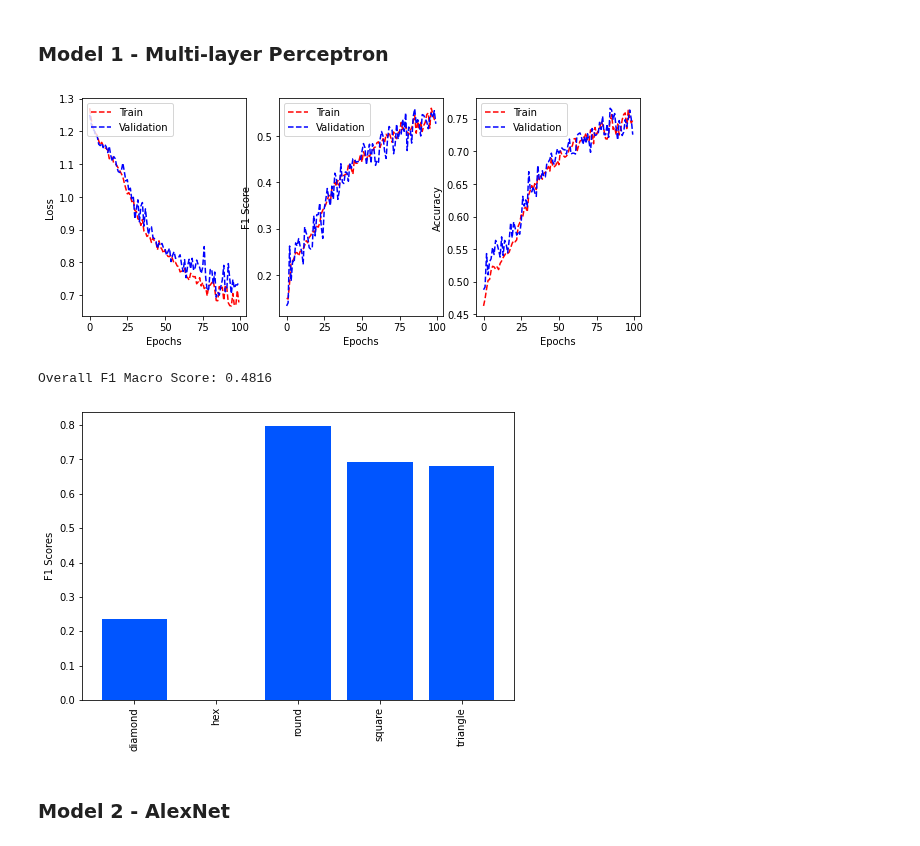
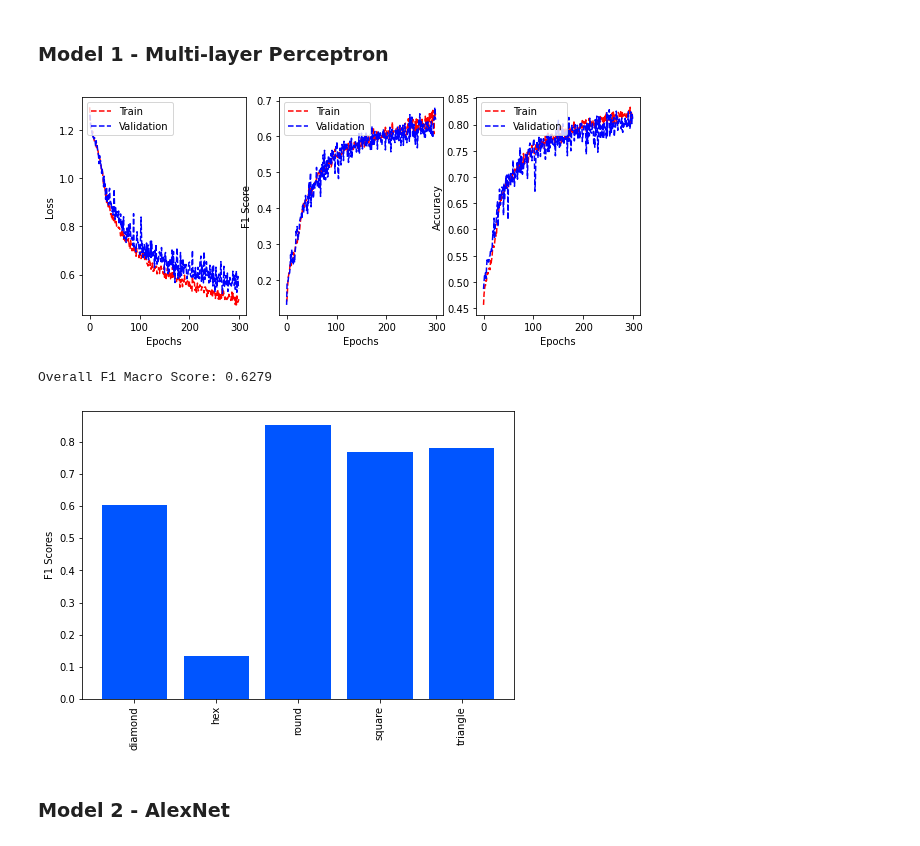
Before and after one commit to Ethan-Rayner/RoadSignClassification, a Jupyter notebook: main.ipynb, the cells around one changed output. Drawn from its saved outputs; the diff is of its cells as text; code cells hidden in the pictures.

```diff
--- a/main.ipynb
+++ b/main.ipynb
@@ -45,18 +45,18 @@ Found 740 validated image filenames belonging to 5 classes.
 # %%
 mlp_shape_model, mlp_shape_history = mlp.fit_model(
     data,
     "shape",
     train_shape_images,
     val_shape_images,
     IMAGE_SIZE,
-    epochs = 100)
+    epochs = 300)
 
 history_graph(mlp_shape_history)
 score_f1(mlp_shape_model, val_shape_images, TEST_SIZE)
 # %% [output]
-[figure, old version]
+[figure, new version]
-Overall F1 Macro Score: 0.4816
+Overall F1 Macro Score: 0.6279
-[figure, old version]
+[figure, new version]
 # %% [markdown]
 ### Model 2 - AlexNet
 # %%
```
Also changed, not shown: parts of 3 cells of this notebook, 1 other file.
